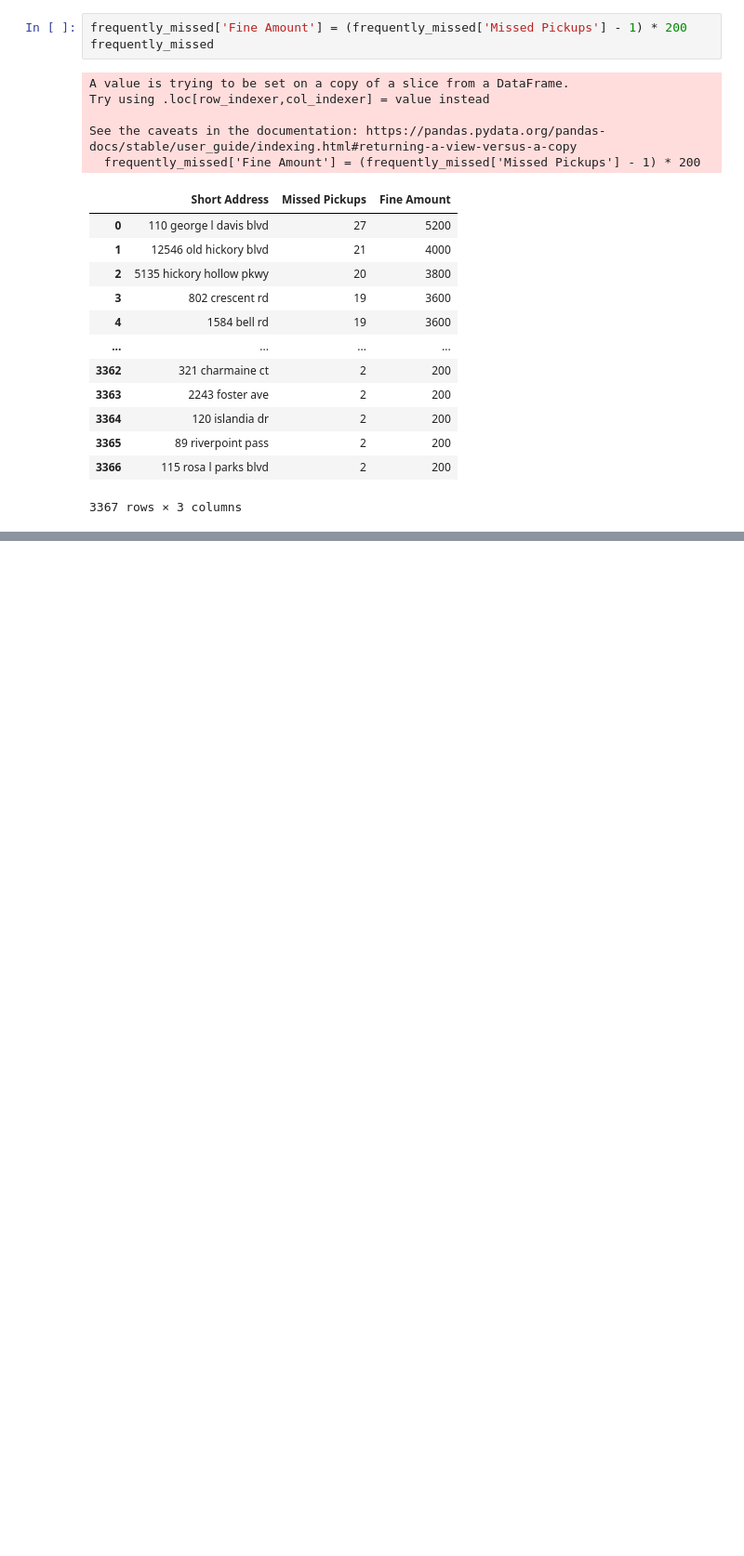
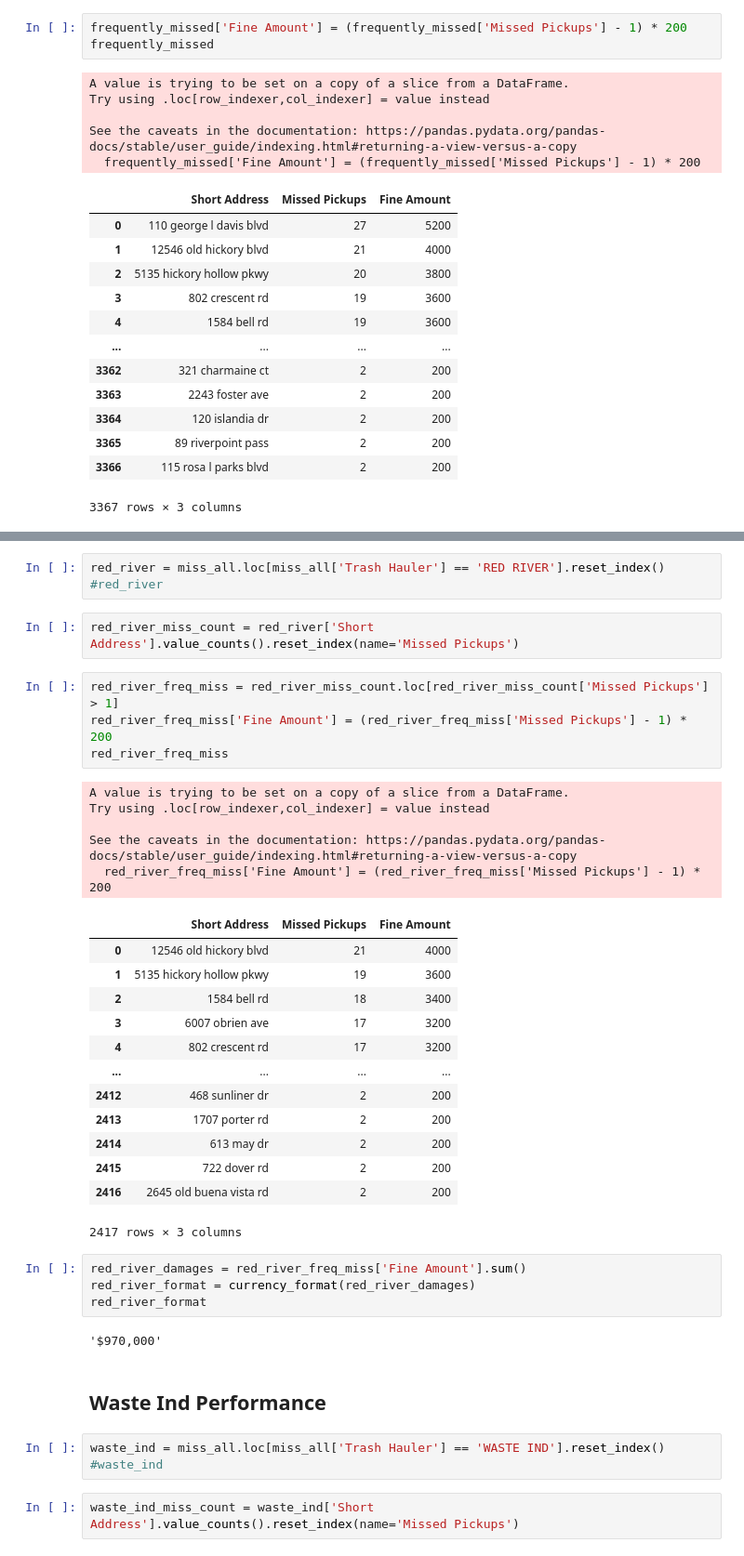
Before and after one commit to NewForce-Data-Cohort-12/trash-haulers-goody-grouch, a Jupyter notebook: trash_pickup.ipynb, the cells around one changed output, grey strips where cells are left out. Shown at 93% size. Drawn from its saved outputs; the diff is of its cells as text; blank space fills up the shorter version.

```diff
--- a/trash_pickup.ipynb
+++ b/trash_pickup.ipynb
@@ -129,0 +191,41 @@ np.int64(1360000)
+# %%
+red_river = miss_all.loc[miss_all['Trash Hauler'] == 'RED RIVER'].reset_index()
+#red_river
+# %%
+red_river_miss_count = red_river['Short Address'].value_counts().reset_index(name='Missed Pickups')
+# %%
+red_river_freq_miss = red_river_miss_count.loc[red_river_miss_count['Missed Pickups'] > 1]
+red_river_freq_miss['Fine Amount'] = (red_river_freq_miss['Missed Pickups'] - 1) * 200
+red_river_freq_miss
+# %% [output]
+A value is trying to be set on a copy of a slice from a DataFrame.
+Try using .loc[row_indexer,col_indexer] = value instead
+
+See the caveats in the documentation: https://pandas.pydata.org/pandas-docs/stable/user_guide/indexing.html#returning-a-view-versus-a-copy
+  red_river_freq_miss['Fine Amount'] = (red_river_freq_miss['Missed Pickups'] - 1) * 200
+|  | Short Address | Missed Pickups | Fine Amount |
+| 0 | 12546 old hickory blvd | 21 | 4000 |
+| 1 | 5135 hickory hollow pkwy | 19 | 3600 |
+| 2 | 1584 bell rd | 18 | 3400 |
+| 3 | 6007 obrien ave | 17 | 3200 |
+| 4 | 802 crescent rd | 17 | 3200 |
+| ... | ... | ... | ... |
+| 2412 | 468 sunliner dr | 2 | 200 |
+| 2413 | 1707 porter rd | 2 | 200 |
+| 2414 | 613 may dr | 2 | 200 |
+| 2415 | 722 dover rd | 2 | 200 |
+| 2416 | 2645 old buena vista rd | 2 | 200 |
+2417 rows × 3 columns
+# %%
+red_river_damages = red_river_freq_miss['Fine Amount'].sum()
+red_river_format = currency_format(red_river_damages)
+red_river_format
+# %% [output]
+'$970,000'
+# %% [markdown]
+<h2>Waste Ind Performance</h2>
+# %%
+waste_ind = miss_all.loc[miss_all['Trash Hauler'] == 'WASTE IND'].reset_index()
+#waste_ind
+# %%
+waste_ind_miss_count = waste_ind['Short Address'].value_counts().reset_index(name='Missed Pickups')
```
Also changed, not shown: parts of 13 cells of this notebook.
